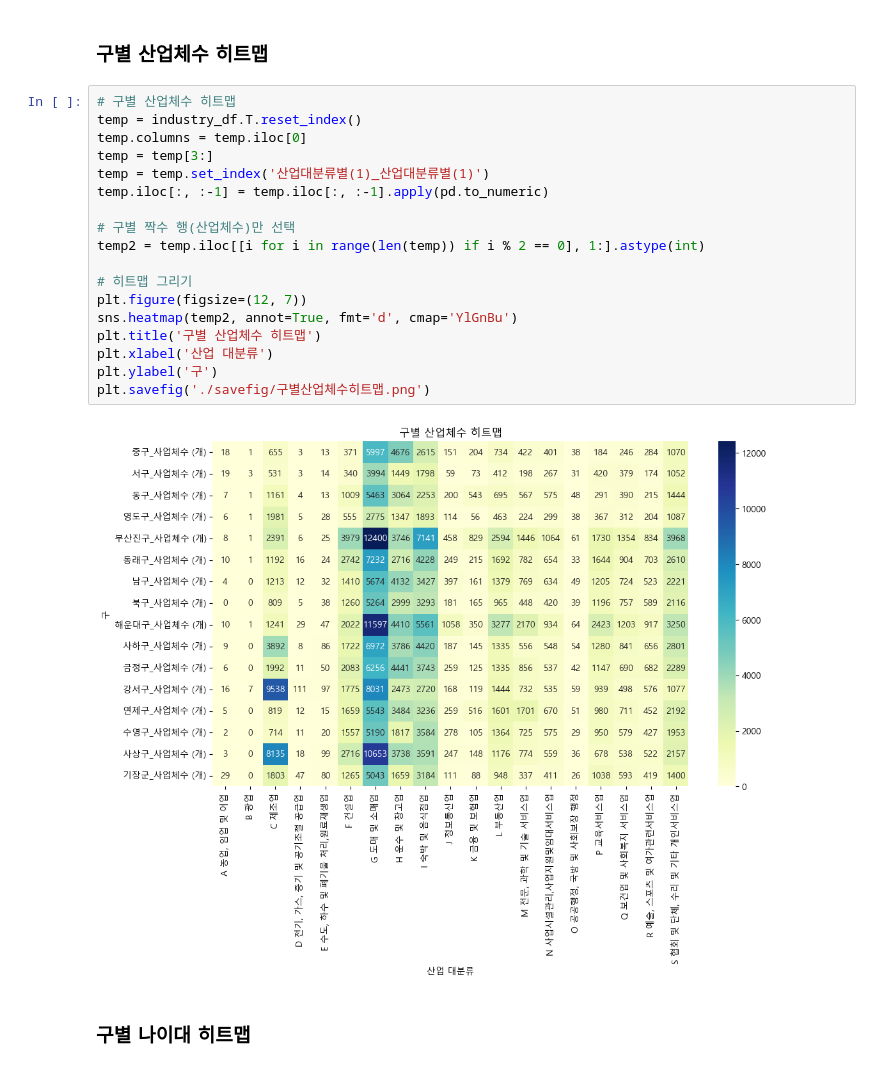
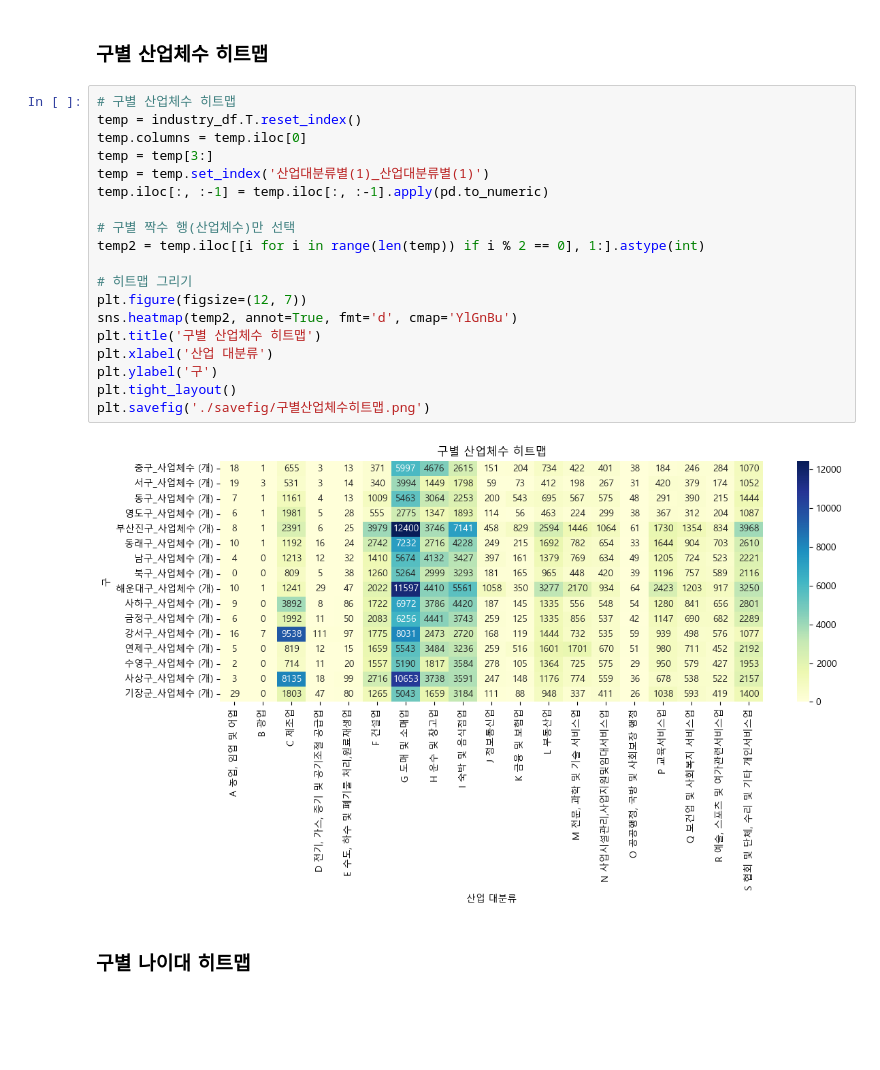
Before and after one commit to s53uni/metro-farm, a Jupyter notebook: 01_탐색적_데이터_분석.ipynb, the cells around one changed output. Cells and saved outputs as stored; diff of their text form; blank space fills up the shorter version.

```diff
--- a/01_탐색적_데이터_분석.ipynb
+++ b/01_탐색적_데이터_분석.ipynb
@@ -640,23 +581,24 @@ plt.savefig('./savefig/구별가구수히트맵.png')
 # %%
 # 구별 산업체수 히트맵
 temp = industry_df.T.reset_index()
 temp.columns = temp.iloc[0]
 temp = temp[3:]
 temp = temp.set_index('산업대분류별(1)_산업대분류별(1)')
 temp.iloc[:, :-1] = temp.iloc[:, :-1].apply(pd.to_numeric)
 
 # 구별 짝수 행(산업체수)만 선택
 temp2 = temp.iloc[[i for i in range(len(temp)) if i % 2 == 0], 1:].astype(int)
 
 # 히트맵 그리기
 plt.figure(figsize=(12, 7))
 sns.heatmap(temp2, annot=True, fmt='d', cmap='YlGnBu')
 plt.title('구별 산업체수 히트맵')
 plt.xlabel('산업 대분류')
 plt.ylabel('구')
+plt.tight_layout()
 plt.savefig('./savefig/구별산업체수히트맵.png')
 # %% [output]
-[figure, old version]
+[figure, new version]
 # %% [markdown]
 ### 구별 나이대 히트맵
 # %%
```
Also changed, not shown: parts of 6 cells of this notebook.
